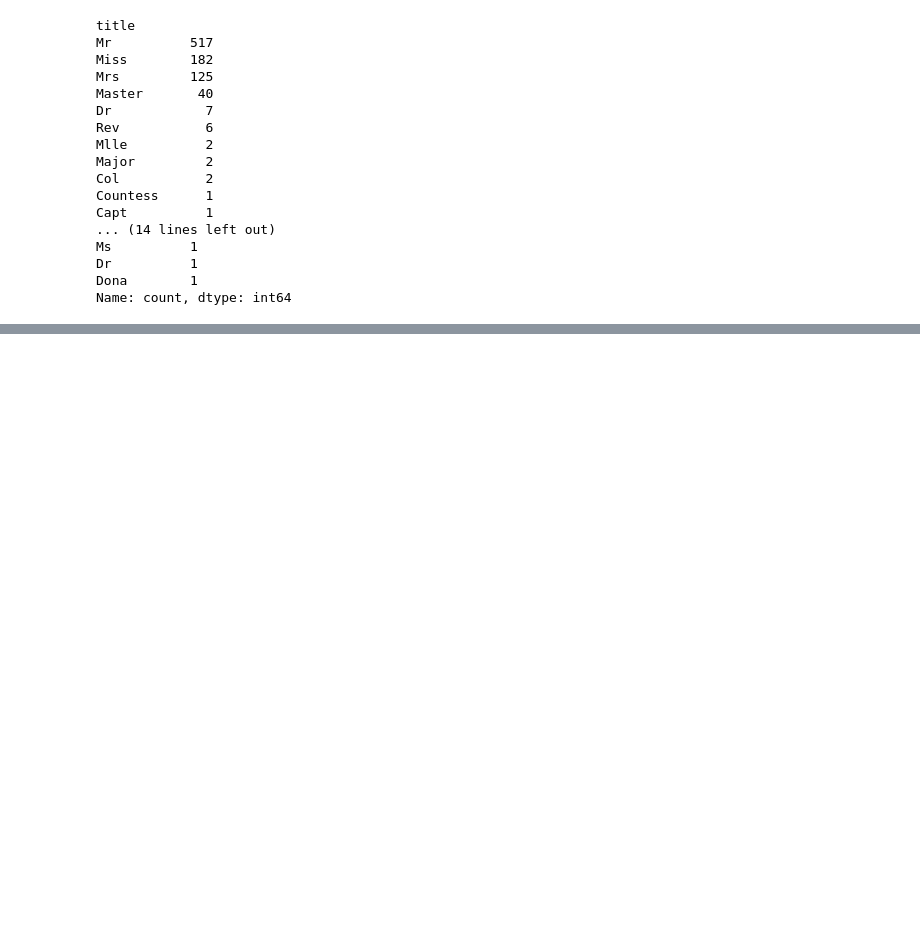
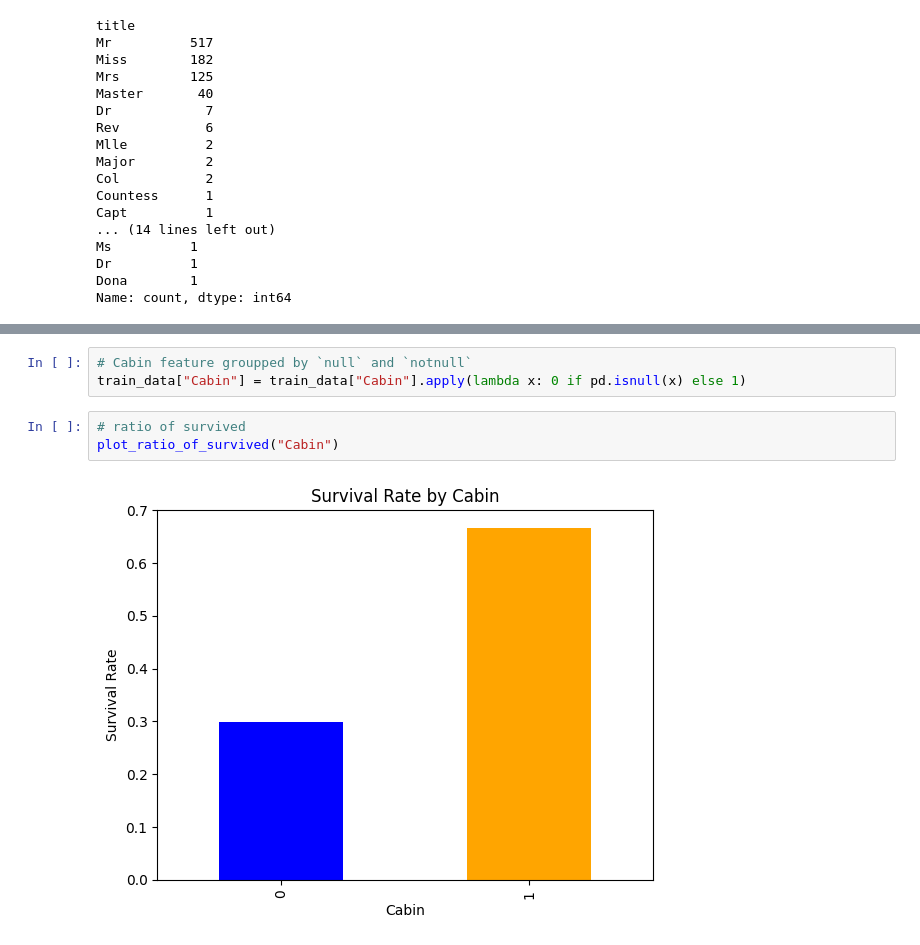
Before and after one commit to segnig/Kaggle-Competitions, a Jupyter notebook: titanic/titanic.ipynb, the cells around one changed output, grey strips where cells are left out. Cells and saved outputs as stored; diff of their text form; blank space fills up the shorter version.

```diff
--- a/titanic/titanic.ipynb
+++ b/titanic/titanic.ipynb
@@ -96,0 +148,8 @@ test_data["title"] = test_data["title"].apply(title_mapping)
+# %%
+# Cabin feature groupped by `null` and `notnull`
+train_data["Cabin"] = train_data["Cabin"].apply(lambda x: 0 if pd.isnull(x) else 1)
+# %%
+# ratio of survived
+plot_ratio_of_survived("Cabin")
+# %% [output]
+[figure, added]
```
Also changed, not shown: parts of 18 cells of this notebook.
